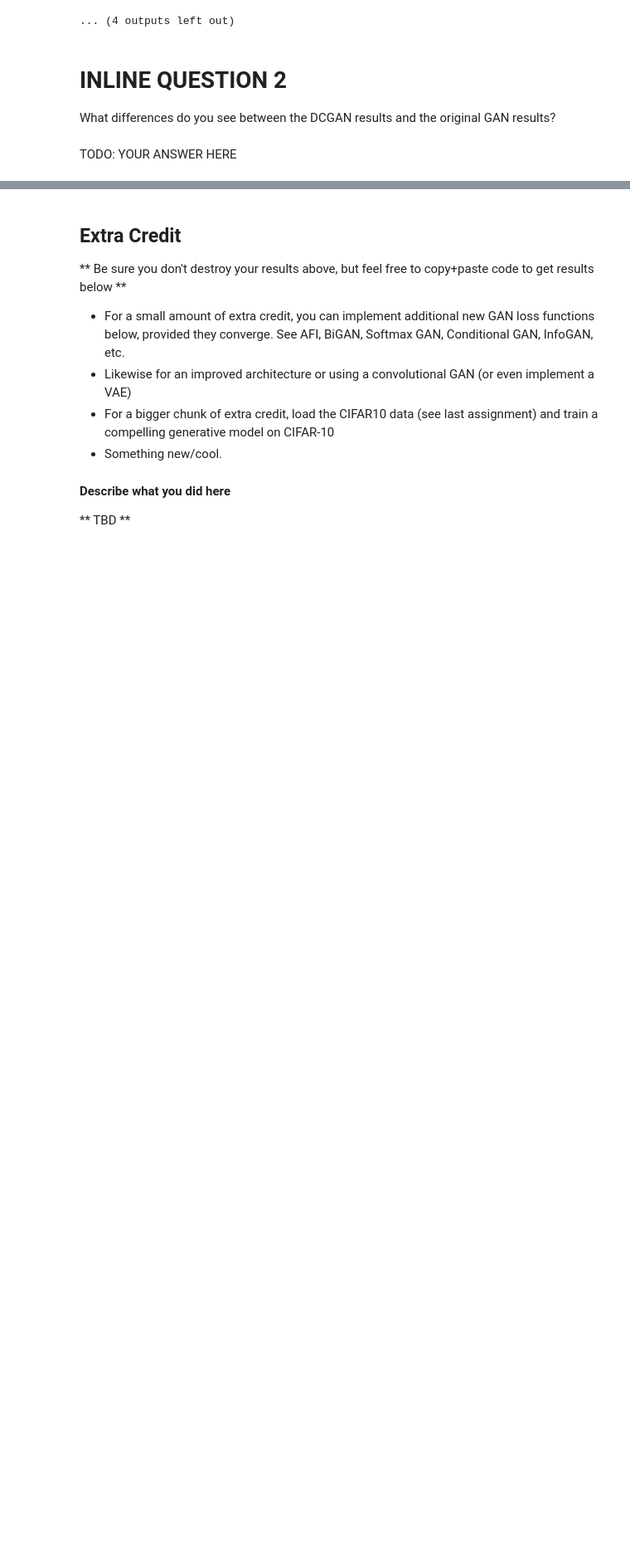
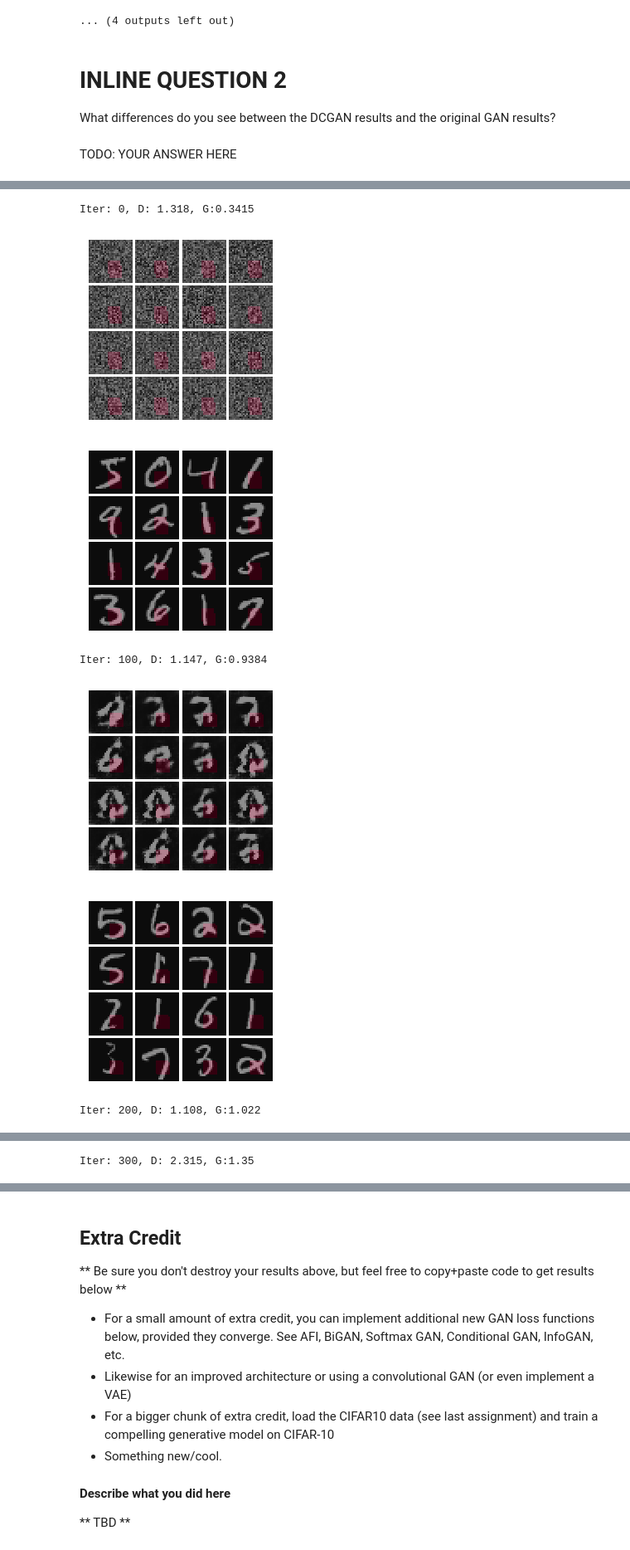
Before and after one commit to MartSlaaf/cs321n, a Jupyter notebook: assignment3/GANs-PyTorch.ipynb, the cells around one changed output, grey strips where cells are left out. Shown at 83% size. Drawn from its saved outputs; the diff is of its cells as text; code cells hidden in the pictures; blank space fills up the shorter version.

```diff
--- a/assignment3/GANs-PyTorch.ipynb
+++ b/assignment3/GANs-PyTorch.ipynb
@@ -683,0 +753,4 @@ TODO: YOUR ANSWER HERE
+# %%
+def masked_ae_loss(batch_before, batch_after, mask):
+    batchsize = batch_before.size(0)
+    return torch.norm((batch_before*(1-mask)).view(batch_size, -1) - (batch_after*(1-mask)).view(batch_size, -1), 2).mean()
@@ -683,0 +810,18 @@ TODO: YOUR ANSWER HERE
+# %%
+D_DC = build_dc_classifier().type(dtype)
+D_DC.apply(initialize_weights)
+G_DC = MaskedGenerator(8)
+G_DC.apply(initialize_weights)
+
+D_DC_solver = get_optimizer(D_DC)
+G_DC_solver = get_optimizer(G_DC)
+
+run_a_own_gan(D_DC, G_DC, D_DC_solver, G_DC_solver, discriminator_loss, generator_loss, num_epochs=15, show_every=100)
+# %% [output]
+Iter: 0, D: 1.318, G:0.3415
+[figure, added]
+[figure, added]
+Iter: 100, D: 1.147, G:0.9384
+[figure, added]
+[figure, added]
+Iter: 200, D: 1.108, G:1.022
@@ -683,0 +830 @@ TODO: YOUR ANSWER HERE
+Iter: 300, D: 2.315, G:1.35
```
Also changed, not shown: parts of 8 cells of this notebook.
